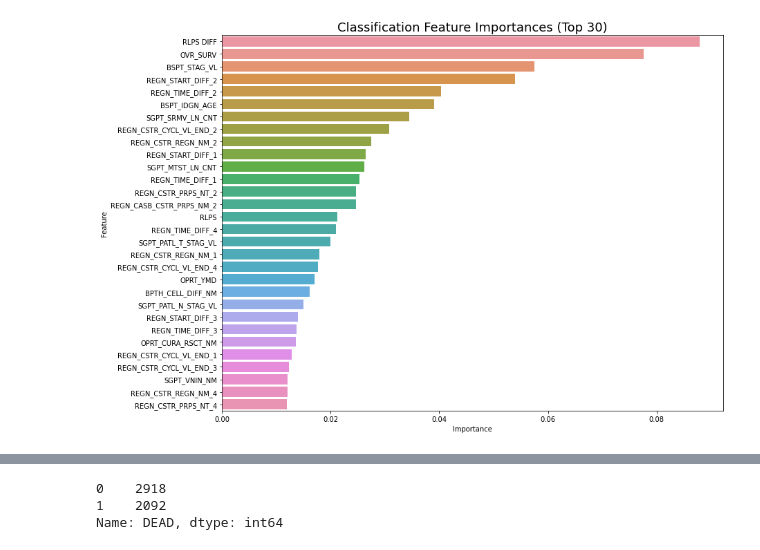
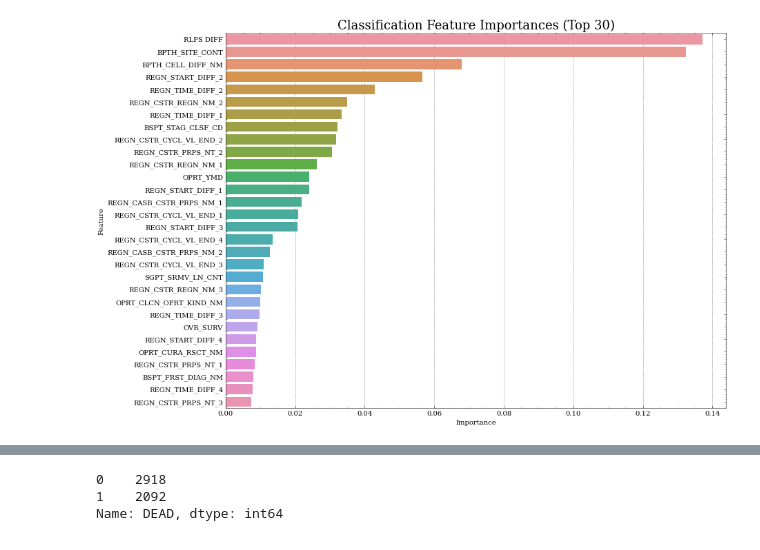
Before and after one commit to memy85/2022_DATA_SYNTHESIS, a Jupyter notebook: young_age/src/3_evaluate_data/Untitled.ipynb, the cells around one changed output, grey strips where cells are left out. Drawn from its saved outputs; the diff is of its cells as text; code cells hidden in the pictures.

```diff
--- a/young_age/src/3_evaluate_data/Untitled.ipynb
+++ b/young_age/src/3_evaluate_data/Untitled.ipynb
@@ -19,7 +20,7 @@ syn_dir = data_dir.joinpath('processed/decoded')
 # %%
 train = pd.read_pickle(org_dir.joinpath('train_ori_50.pkl'))
 test = pd.read_pickle(org_dir.joinpath('test_50.pkl'))
-syn = pd.read_csv(syn_dir.joinpath('Synthetic_data_epsilon10000.csv'),index_col = 0)
+syn = pd.read_csv(syn_dir.joinpath('Synthetic_data_epsilon10000_50.csv'),index_col = 0)
 #syn = pd.read_csv('/home/dogu86/2022_DATA_SYNTHESIS/young_age/Synthetic_data_epsilon0_50.csv',index_col=0)
 #syn = pd.read_csv('/home/dogu86/young_age_colon_cancer/final_data/synthetic_decoded/Synthetic_data_epsilon10000.csv')
 syn.rename(columns = {'RLPS_DIFF' : 'RLPS DIFF'}, inplace = True)
@@ -151,18 +183,24 @@ def get_data(data,test):
 # %%
-real_valid = train.sample(int(len(train)*0.25))
-real_train = train.drop(real_valid.index)
 
 
+'''real_dead = train[train['DEAD']==1]
+real_alive = train.sample((len(real_dead)))
+real_valid = pd.concat([real_dead,real_alive])
+real_train = train.drop(real_valid.index)'''
 
 # Get Train Syn - Valid Real
 dt_model = get_best_model(syn,real_valid,'dt')
 rf_model = get_best_model(syn,real_valid,'rf')
-#xgb_model = get_best_model(syn,real_valid,'xgb')
+xgb_model = get_best_model(syn,real_valid,'xgb')
+#mlp_model = get_best_model(syn,real_valid,'mlp')
 tstr_models = [dt_model,rf_model,xgb_model]
+#tstr_models = [dt_model,rf_model,mlp_model]
 
 # Get Train Real - Valid Real
 dt_model_real = get_best_model(real_train,real_valid,'dt')
 rf_model_real = get_best_model(real_train,real_valid,'rf')
-#xgb_model_real = get_best_model(real_train,real_valid,'xgb')
-trtr_models = [dt_model_real,rf_model_real,xgb_model_real
+xgb_model_real = get_best_model(real_train,real_valid,'xgb')
+#mlp_model_real = get_best_model(real_train,real_valid,'mlp')
+trtr_models = [dt_model_real,rf_model_real,xgb_model_real]
+#trtr_models = [dt_model_real,rf_model_real,mlp_model_real]
 # %% [output]
@@ -175,16 +248,21 @@ train
 # %%
-syn_valid = syn.sample(int(len(train)*0.25))
-syn_train = syn.drop(syn_valid.index)
+X_train, X_test, y_train, y_test = train_test_split(syn.drop('DEAD',axis=1), syn['DEAD'], test_size = 0.2, stratify=syn['DEAD'])
+syn_valid = pd.concat([X_test,y_test],axis=1)
+syn_train = pd.concat([X_train,y_train],axis=1)
 
 # Get Train Syn - Valid Syn
 dt_model_tsts = get_best_model(syn_train,syn_valid,'dt')
 rf_model_tsts = get_best_model(syn_train,syn_valid,'rf')
-#xgb_model_tsts = get_best_model(syn_train,syn_valid,'xgb')
+xgb_model_tsts = get_best_model(syn_train,syn_valid,'xgb')
+#mlp_model_tsts = get_best_model(syn_train,syn_valid,'mlp')
 tsts_models = [dt_model_tsts,rf_model_tsts,xgb_model_tsts]
+#tsts_models = [dt_model_tsts,rf_model_tsts,mlp_model_tsts]
 
 # Get Train Real - Valid Syn
 dt_model_trts = get_best_model(real_train,syn_valid,'dt')
 rf_model_trts = get_best_model(real_train,syn_valid,'rf')
-#xgb_model_trts = get_best_model(real_train,syn_valid,'xgb')
+xgb_model_trts = get_best_model(real_train,syn_valid,'xgb')
+#mlp_model_trts = get_best_model(real_train,syn_valid,'mlp')
 trts_models = [dt_model_trts,rf_model_trts,xgb_model_trts]
+#trts_models = [dt_model_trts,rf_model_trts,mlp_model_trts]
 # %% [output]
@@ -207,15 +363,15 @@ with open(save_dir.joinpath('trtr_models.pkl'), 'wb') as f:
     pickle.dump(trtr_models, f, protocol=pickle.HIGHEST_PROTOCOL)
 # %%
 # load
-'''with open('trts_models.pkl', 'rb') as f:
+save_dir = cur_file.joinpath('ml_models')
+with open(save_dir.joinpath('trts_models.pkl'), 'rb') as f:
     trts_models = pickle.load(f)
-with open('tstr_models.pkl', 'rb') as f:
+with open(save_dir.joinpath('tstr_models.pkl'), 'rb') as f:
     tstr_models = pickle.load(f)
-with open('tsts_models.pkl', 'rb') as f:
+with open(save_dir.joinpath('tsts_models.pkl'), 'rb') as f:
     tsts_models = pickle.load(f)
-with open('trtr_models.pkl', 'rb') as f:
-    trtr_model = pickle.load(f)
-'''
+with open(save_dir.joinpath('trtr_models.pkl'), 'rb') as f:
+    trtr_models = pickle.load(f)
 # %%
 model_arr = [trtr_models,tstr_models,trts_models,tsts_models]
 score_by_case = []
@@ -279,8 +457,8 @@ Text(0.5, 1.0, 'Epsilon 10000, Train Strategy')
 # %%
 #trtr
-get_feature_importances(model_arr[3][1],feature=test_x.columns)
+get_feature_importances(tsts_models[1],feature=test_x.columns)
 # %% [output]
-[figure, old version]
+[figure, new version]
 # %%
 #tstr
 get_feature_importances(model_arr[1][1],feature=test_x.columns)
```
Also changed, not shown: parts of 26 cells of this notebook.
